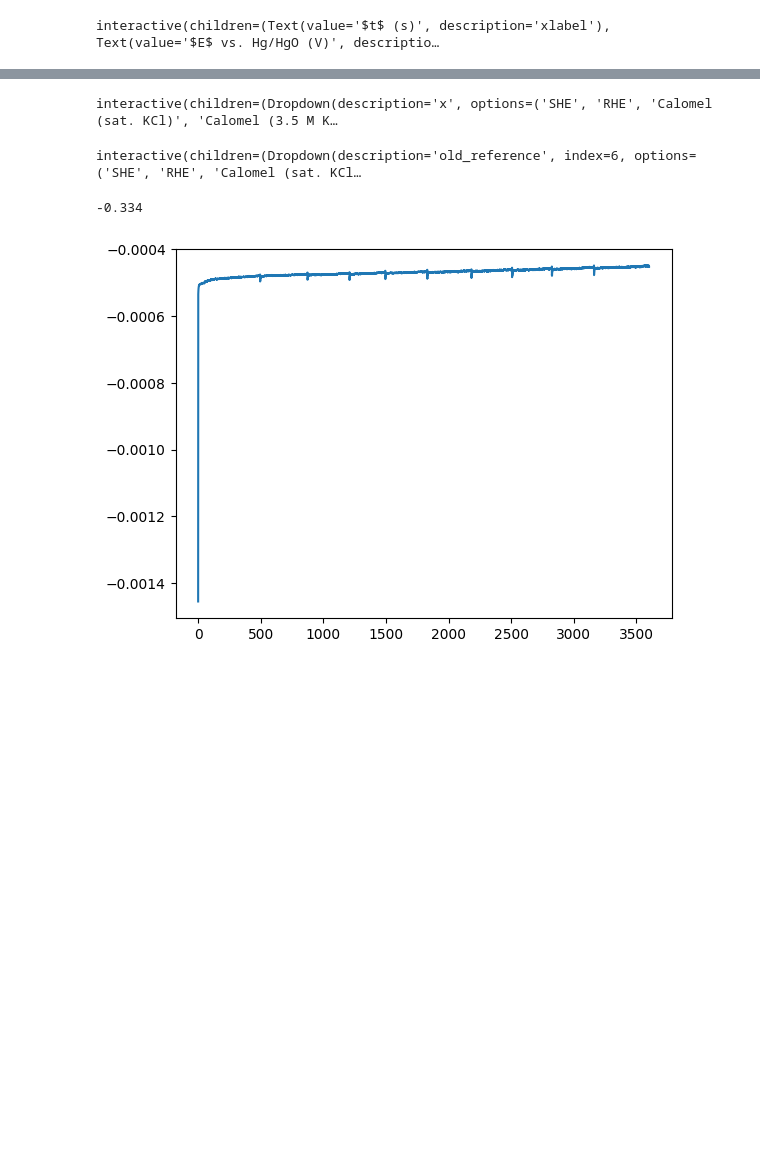
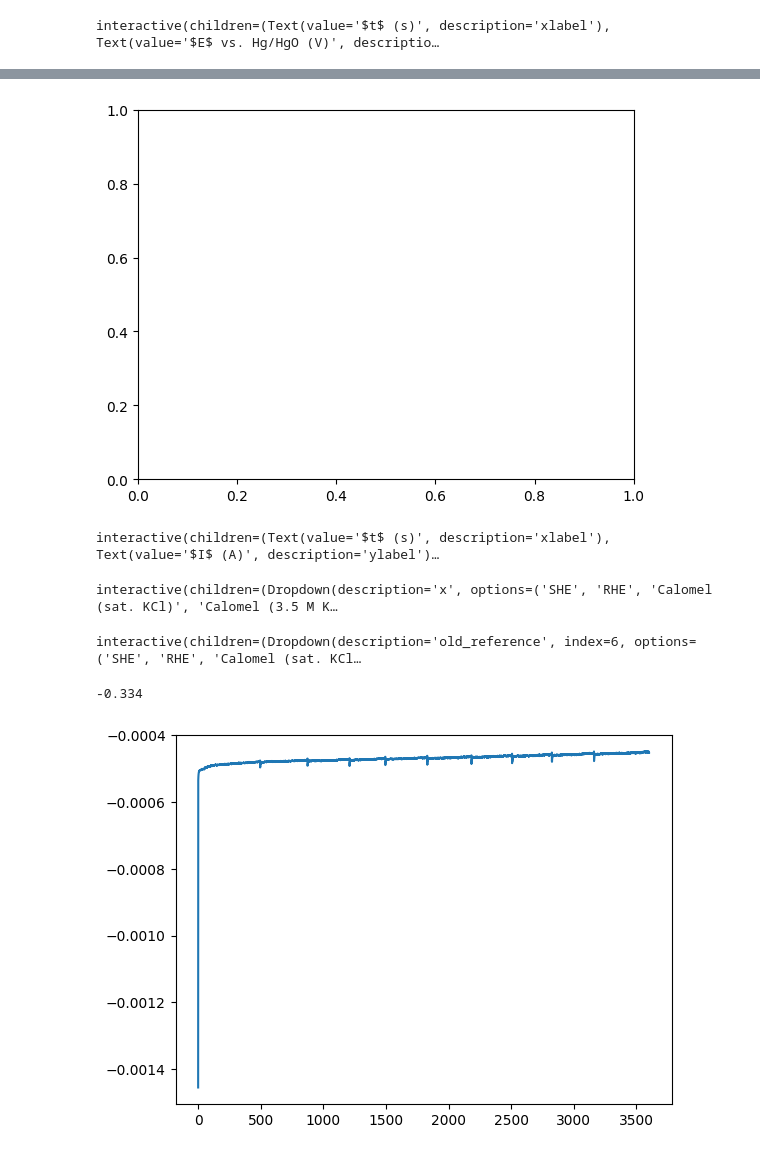
Before and after one commit to FAIRChemistry/datamodel-electrochemistry, a Jupyter notebook: Notebook_with_markdown.ipynb, the cells around one changed output, grey strips where cells are left out. Cells and saved outputs as stored; diff of their text form; code cells hidden in the pictures; blank space fills up the shorter version.

```diff
--- a/Notebook_with_markdown.ipynb
+++ b/Notebook_with_markdown.ipynb
@@ -53,8 +68,9 @@ e_chem=lib.Dataset()
 # %%
+"""The following shows ho to store experiments into the list of experiments"""
 experiment0=lib.Experiment(name="Cu 12 nm",filename="data/Cu12nm.DTA",type=lib.enums.Experiment_type.CP.value)
 experiment1=lib.Experiment(name="Cu 14 nm",filename="data/Cu14nm.DTA",type=lib.enums.Experiment_type.CP.value)
 experiment2=lib.Experiment(name="CA1",filename="data/CA1.dat",type=lib.enums.Experiment_type.CA.value)
-experiment3=lib.Experiment(name="CA_Sarkar",filename="data/CA2.dat",type=lib.enums.Experiment_type.CA.value)
+experiment3=lib.Experiment(name="CA_Sarkar",filename="data/CA_Sarkar.txt",type=lib.enums.Experiment_type.CA.value)
 experiment4=lib.Experiment(name="CV",filename="data/SarkarCV_utf8.csv",type=lib.enums.Experiment_type.CV.value)
 experiment5=lib.Experiment(name="CV",filename="data/CV_all2.xlsx",type=lib.enums.Experiment_type.CV.value)
 experiment6=lib.Experiment(name="CV",filename="data/CV_all.xlsx",type=lib.enums.Experiment_type.CV.value)
@@ -75,7 +91,7 @@ e_chem.experiments[2].electrolyte=lib.Electrolyte(solvent="H$_2$O",conducting_sa
 e_chem.experiments[3].electrolyte=lib.Electrolyte(solvent="MeCN",conducting_salt="KOH",conducting_salt_concentration=1,conducting_salt_concentration_unit=lib.enums.ConcentrationUnits.MOLAR,pH=10)
 e_chem.experiments[2].analysis=lib.Analysis(ca=lib.CA(induced_potential=[20],induced_potential_unit="V",measurement_current_unit="A",measurement_time_unit="s"))
 e_chem.experiments[3].analysis=lib.Analysis(ca=lib.CA(induced_potential=[20],induced_potential_unit="V",measurement_current_unit="A",measurement_time_unit="s"))
-
+#### CV
 e_chem.experiments[4].electrode_setup=lib.ElectrodeSetup(working_electrode="Au",working_electrode_area=2,working_electrode_area_unit=lib.enums.AreaUnits.SQUARE_CM,counter_electrode="Pt",reference_electrode="Ag/AgCl",reference_electrode_salt="KCl",reference_electrode_salt_concentration=1,reference_electrode_salt_concentration_unit=lib.enums.ConcentrationUnits.MOLAR.value)
 e_chem.experiments[4].electrolyte=lib.Electrolyte(solvent="H$_2$O",conducting_salt="KOH",conducting_salt_concentration=1,conducting_salt_concentration_unit=lib.enums.ConcentrationUnits.MOLAR,pH=10)
 e_chem.experiments[4].analysis=lib.Analysis(cv=lib.CV(scan_rate=20,scan_rate_unit="mV/s"))
@@ -809,3 +780,10 @@ interactive(children=(Text(value='$t$ (s)', description='xlabel'), Text(value='$
+# %%
+ca=Chronoamperometry(e_chem=e_chem,experiment_list=[3],current_density=False)
+ca.end_value_fit()
+#ca.plot()
+# %% [output]
+[figure, added]
+interactive(children=(Text(value='$t$ (s)', description='xlabel'), Text(value='$I$ (A)', description='ylabel')…
 # %%
 import ipywidgets as widgets
 from IPython.display import display
```
Also changed, not shown: parts of 33 cells of this notebook, 3 other files.
